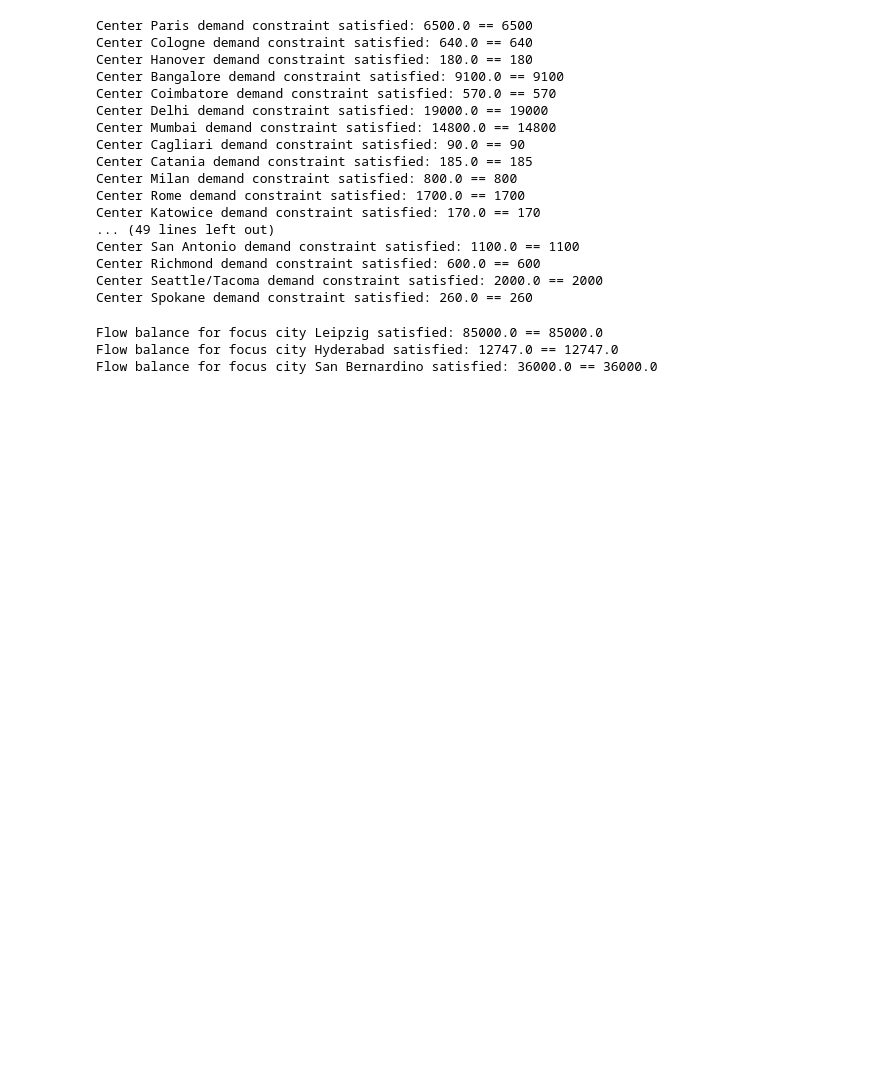
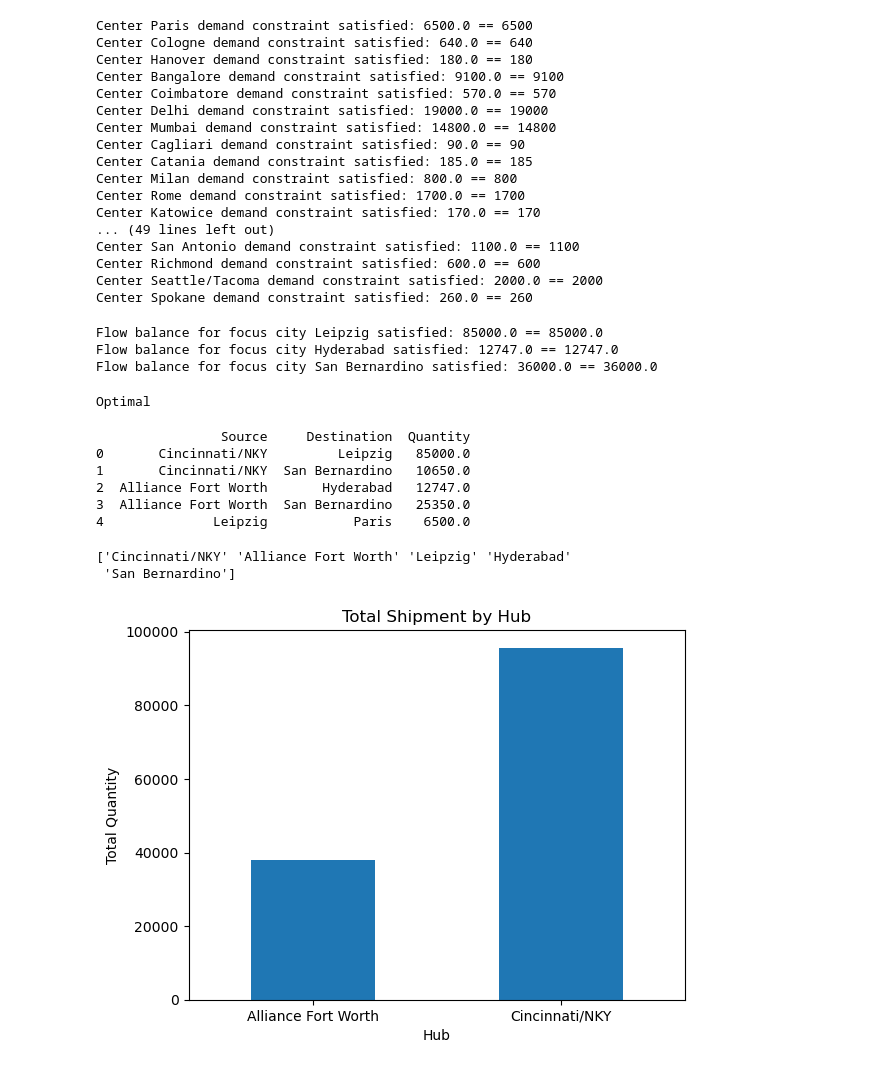
Before and after one commit to raghem/optimization-project, a Jupyter notebook: notebooks/Optimization.ipynb, the cells around one changed output. Cells and saved outputs as stored; diff of their text form; code cells hidden in the pictures; blank space fills up the shorter version.

Commit message:
Updated Visualizations and included Total Cost

```diff
--- a/notebooks/Optimization.ipynb
+++ b/notebooks/Optimization.ipynb
@@ -3,8 +3,8 @@ from pulp import LpProblem, LpVariable, LpMinimize, LpStatus, lpSum
 
 #Defining Hub cities (name, current tons, capacity)
 hubs = {
-    "CVG": {"current_tons": 82800, "capacity": 95650},
-    "AFW": {"current_tons": 38400, "capacity": 44350}
+    "Cincinnati/NKY": {"current_tons": 82800, "capacity": 95650},
+    "Alliance Fort Worth": {"current_tons": 38400, "capacity": 44350}
 }
 
 #Defining Focus Cities (name, airport, capacity)
@@ -381,3 +381,59 @@ for f in focus_cities:
 Flow balance for focus city Leipzig satisfied: 85000.0 == 85000.0
 Flow balance for focus city Hyderabad satisfied: 12747.0 == 12747.0
 Flow balance for focus city San Bernardino satisfied: 36000.0 == 36000.0
+# %%
+print(LpStatus[prob.status])
+# %% [output]
+Optimal
+# %%
+results = []
+
+for h in hubs:
+    for f in focus_cities:
+        quantity = x[h][f].varValue
+        if quantity is not None and quantity > 1e-6:
+            results.append((h, f, quantity))
+
+for f in focus_cities:
+    for city in flattened_centers:
+        quantity = y[f][city].varValue
+        if quantity is not None and quantity > 1e-6:
+            results.append((f, city, quantity))
+
+import pandas as pd
+df = pd.DataFrame(results, columns=["Source", "Destination", "Quantity"])
+
+print(df.head())
+# %% [output]
+                Source     Destination  Quantity
+0       Cincinnati/NKY         Leipzig   85000.0
+1       Cincinnati/NKY  San Bernardino   10650.0
+2  Alliance Fort Worth       Hyderabad   12747.0
+3  Alliance Fort Worth  San Bernardino   25350.0
+4              Leipzig           Paris    6500.0
+# %%
+print(df["Source"].unique())
+# %% [output]
+['Cincinnati/NKY' 'Alliance Fort Worth' 'Leipzig' 'Hyderabad'
+ 'San Bernardino']
+# %%
+import matplotlib.pyplot as plt
+
+# Filter only hub → focus shipments
+hub_totals = df[df["Source"].isin(hubs.keys())] \
+    .groupby("Source")["Quantity"].sum()
+
+plt.figure()
+hub_totals.plot(kind="bar")
+
+plt.title("Total Shipment by Hub")
+plt.xlabel("Hub")
+plt.ylabel("Total Quantity")
+plt.xticks(rotation=0)
+
+# Save image for README
+plt.savefig("hub_shipments.png", bbox_inches="tight")
+
+plt.show()
+# %% [output]
+[figure, added]
```
Also changed, not shown: parts of 4 cells of this notebook, 1 other file.
